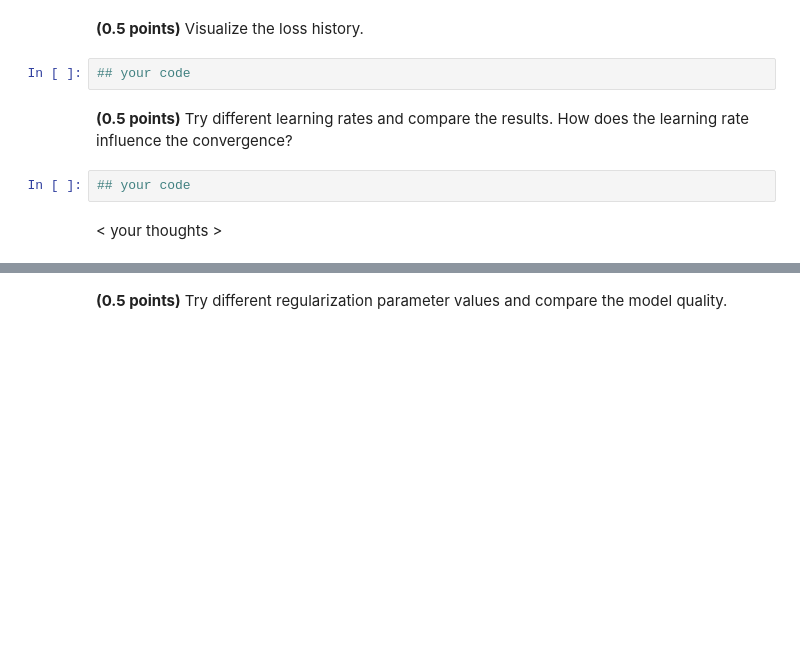
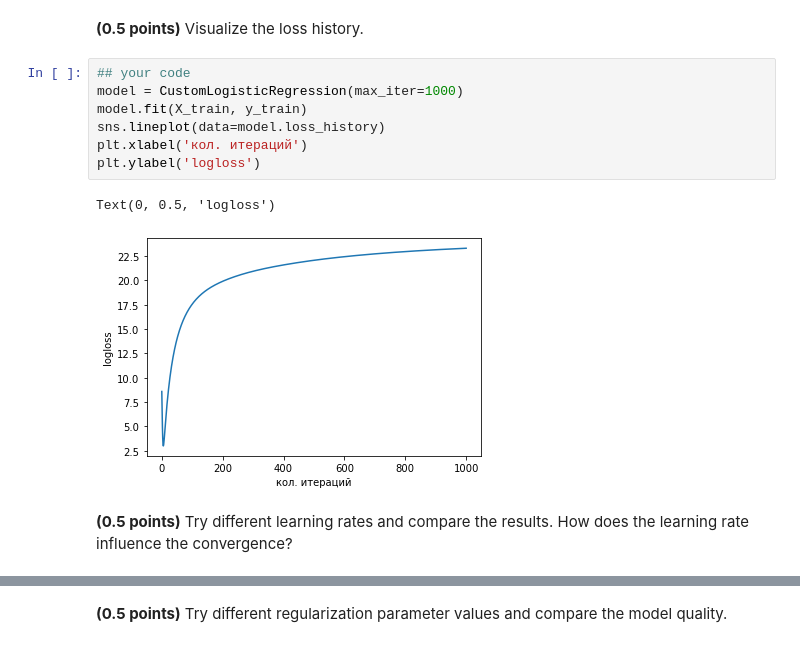
Before and after one commit to githubjeka/ml-intro, a Jupyter notebook: hw_classification.ipynb, the cells around one changed output, grey strips where cells are left out. Cells and saved outputs as stored; diff of their text form; blank space fills up the shorter version.

```diff
--- a/hw_classification.ipynb
+++ b/hw_classification.ipynb
@@ -179,11 +232,15 @@ train_acc, test_acc
 assert min(train_acc, test_acc) > 0.9
 # %% [markdown]
 **(0.5 points)** Visualize the loss history.
-# %%
-## your code
+# %%
+## your code
+model = CustomLogisticRegression(max_iter=1000)
+model.fit(X_train, y_train)
+sns.lineplot(data=model.loss_history)
+plt.xlabel('кол. итераций')
+plt.ylabel('logloss')
+# %% [output]
+Text(0, 0.5, 'logloss')
+[figure, added]
 # %% [markdown]
 **(0.5 points)** Try different learning rates and compare the results. How does the learning rate influence the convergence?
-# %%
-## your code
-# %% [markdown]
-< your thoughts >
```
Also changed, not shown: parts of 21 cells of this notebook.
